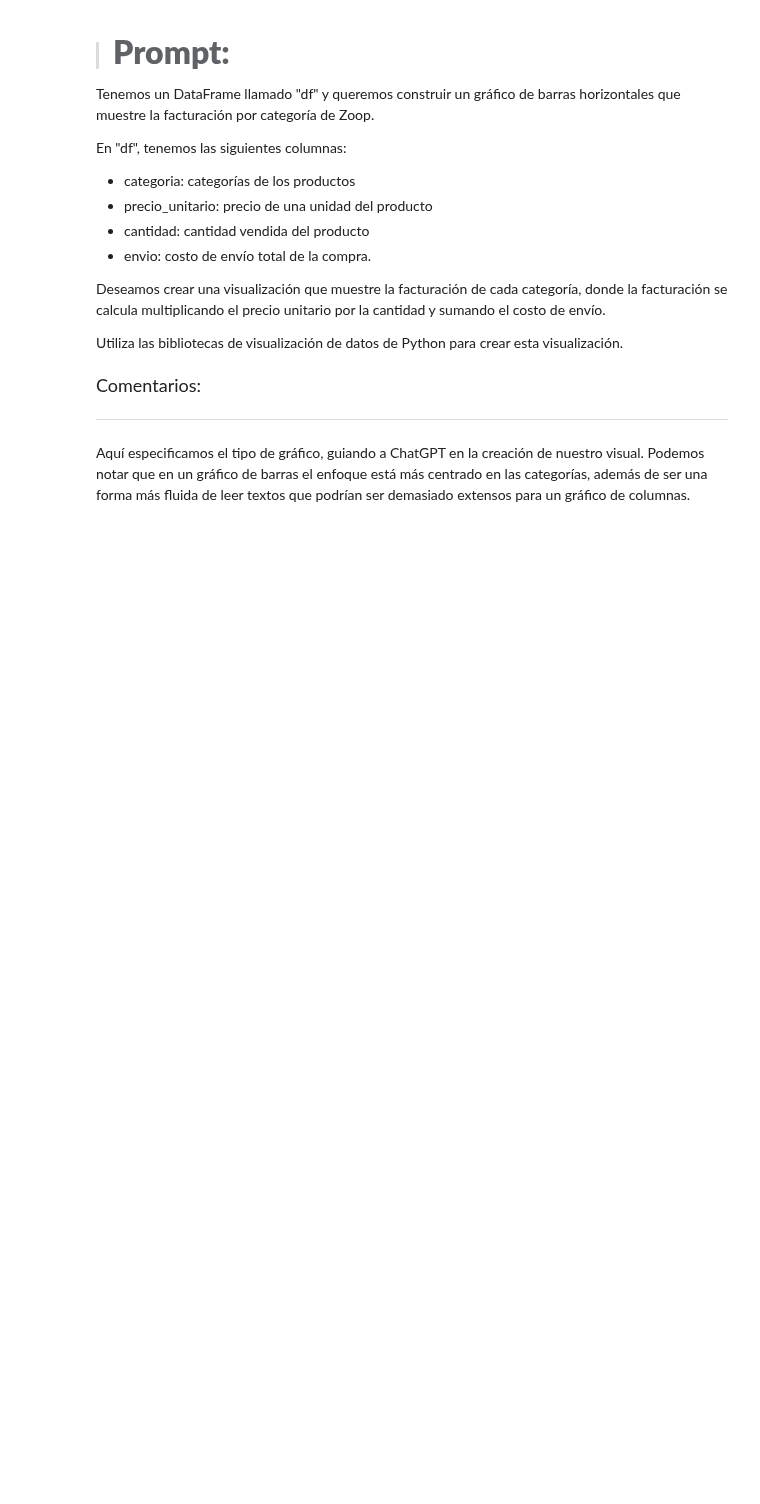
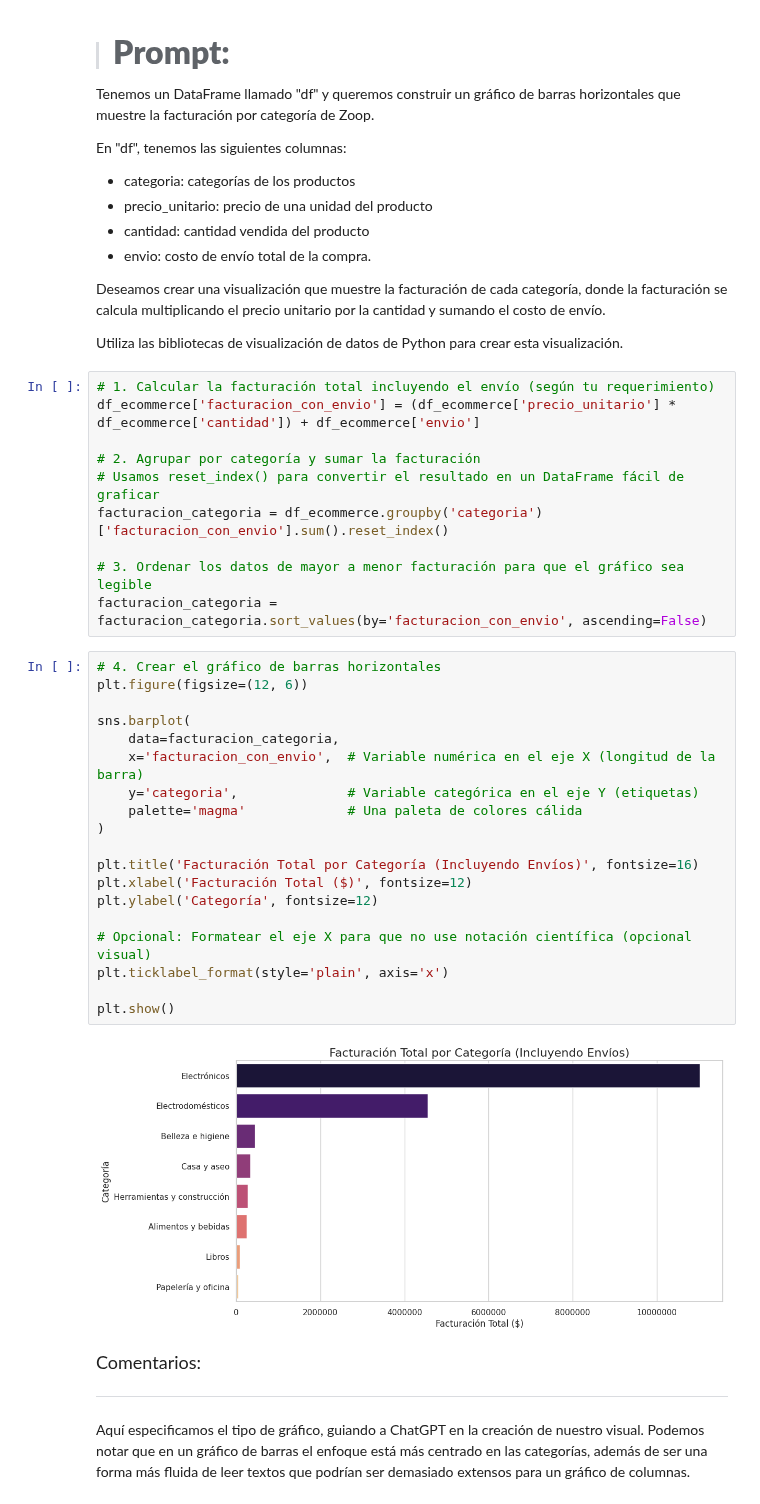
Before and after one commit to LordAguaKate/Practica_DATA_SCIENCE, a Jupyter notebook: IA_aplicada_a_ciencia_de_datos.ipynb, the cells around one changed output. Cells and saved outputs as stored; diff of their text form; blank space fills up the shorter version.

```diff
--- a/IA_aplicada_a_ciencia_de_datos.ipynb
+++ b/IA_aplicada_a_ciencia_de_datos.ipynb
@@ -470,6 +510,37 @@ En "df", tenemos las siguientes columnas:
 Deseamos crear una visualización que muestre la facturación de cada categoría, donde la facturación se calcula multiplicando el precio unitario por la cantidad y sumando el costo de envío.
 
 Utiliza las bibliotecas de visualización de datos de Python para crear esta visualización.
+# %%
+# 1. Calcular la facturación total incluyendo el envío (según tu requerimiento)
+df_ecommerce['facturacion_con_envio'] = (df_ecommerce['precio_unitario'] * df_ecommerce['cantidad']) + df_ecommerce['envio']
+
+# 2. Agrupar por categoría y sumar la facturación
+# Usamos reset_index() para convertir el resultado en un DataFrame fácil de graficar
+facturacion_categoria = df_ecommerce.groupby('categoria')['facturacion_con_envio'].sum().reset_index()
+
+# 3. Ordenar los datos de mayor a menor facturación para que el gráfico sea legible
+facturacion_categoria = facturacion_categoria.sort_values(by='facturacion_con_envio', ascending=False)
+# %%
+# 4. Crear el gráfico de barras horizontales
+plt.figure(figsize=(12, 6))
+
+sns.barplot(
+    data=facturacion_categoria,
+    x='facturacion_con_envio',  # Variable numérica en el eje X (longitud de la barra)
+    y='categoria',              # Variable categórica en el eje Y (etiquetas)
+    palette='magma'             # Una paleta de colores cálida
+)
+
+plt.title('Facturación Total por Categoría (Incluyendo Envíos)', fontsize=16)
+plt.xlabel('Facturación Total ($)', fontsize=12)
+plt.ylabel('Categoría', fontsize=12)
+
+# Opcional: Formatear el eje X para que no use notación científica (opcional visual)
+plt.ticklabel_format(style='plain', axis='x')
+
+plt.show()
+# %% [output]
+[figure, added]
 # %% [markdown]
 <font color="7b71ff" size=4> Comentarios: </font>
 
```
Also changed, not shown: parts of 6 cells of this notebook.
